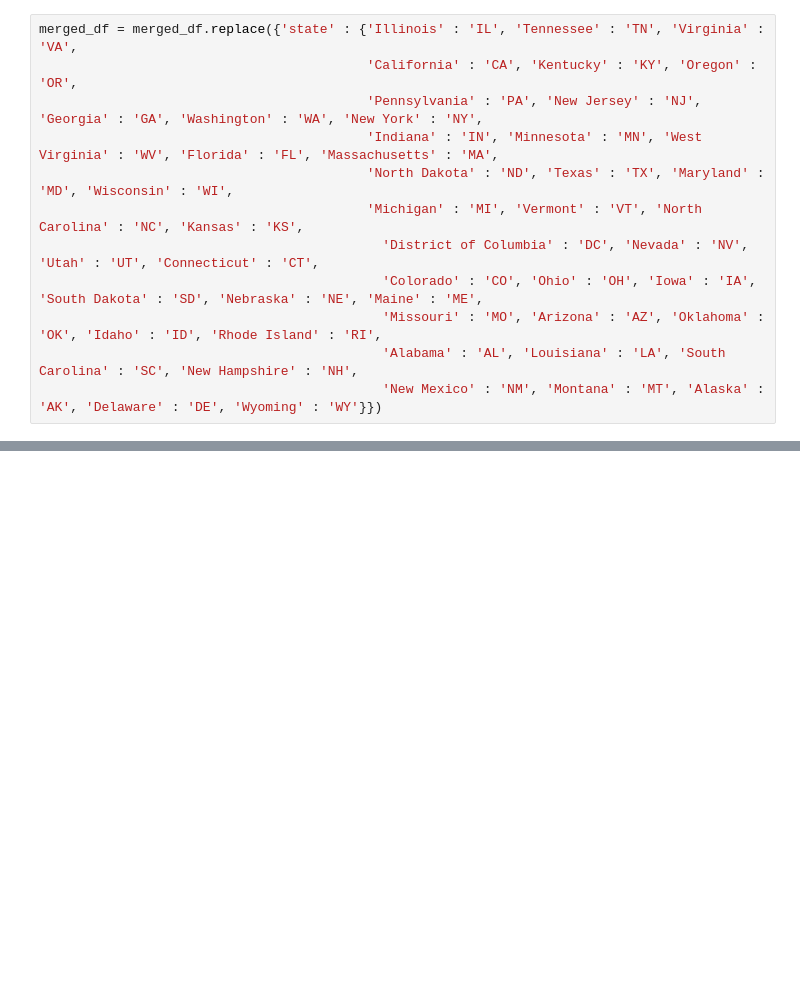
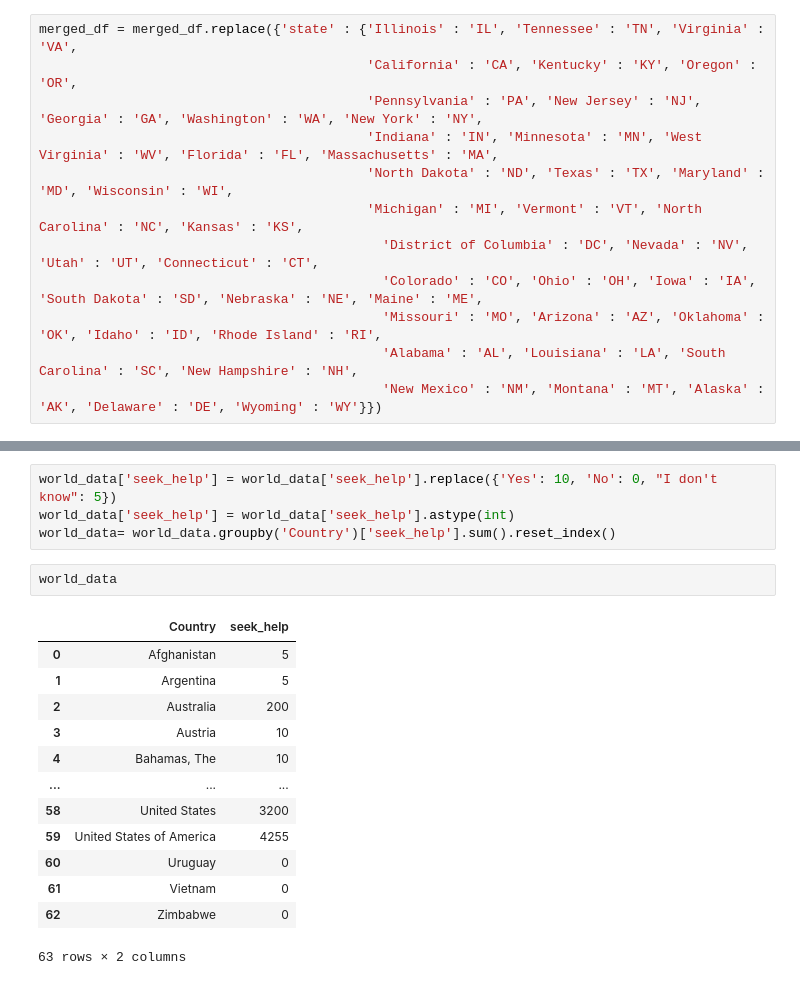
Before and after one commit to cadej09/CSE-163-Final-Project, a Jupyter notebook: testing.ipynb, the cells around one changed output, grey strips where cells are left out. Cells and saved outputs as stored; diff of their text form; blank space fills up the shorter version.

```diff
--- a/testing.ipynb
+++ b/testing.ipynb
@@ -152,0 +270,20 @@ merged_df = merged_df.replace({'state' : {'Illinois' : 'IL', 'Tennessee' : 'TN',
+# %%
+world_data['seek_help'] = world_data['seek_help'].replace({'Yes': 10, 'No': 0, "I don't know": 5})
+world_data['seek_help'] = world_data['seek_help'].astype(int)
+world_data= world_data.groupby('Country')['seek_help'].sum().reset_index()
+# %%
+world_data
+# %% [output]
+|  | Country | seek_help |
+| 0 | Afghanistan | 5 |
+| 1 | Argentina | 5 |
+| 2 | Australia | 200 |
+| 3 | Austria | 10 |
+| 4 | Bahamas, The | 10 |
+| ... | ... | ... |
+| 58 | United States | 3200 |
+| 59 | United States of America | 4255 |
+| 60 | Uruguay | 0 |
+| 61 | Vietnam | 0 |
+| 62 | Zimbabwe | 0 |
+63 rows × 2 columns
```
Also changed, not shown: parts of 18 cells of this notebook, 4 other files.
